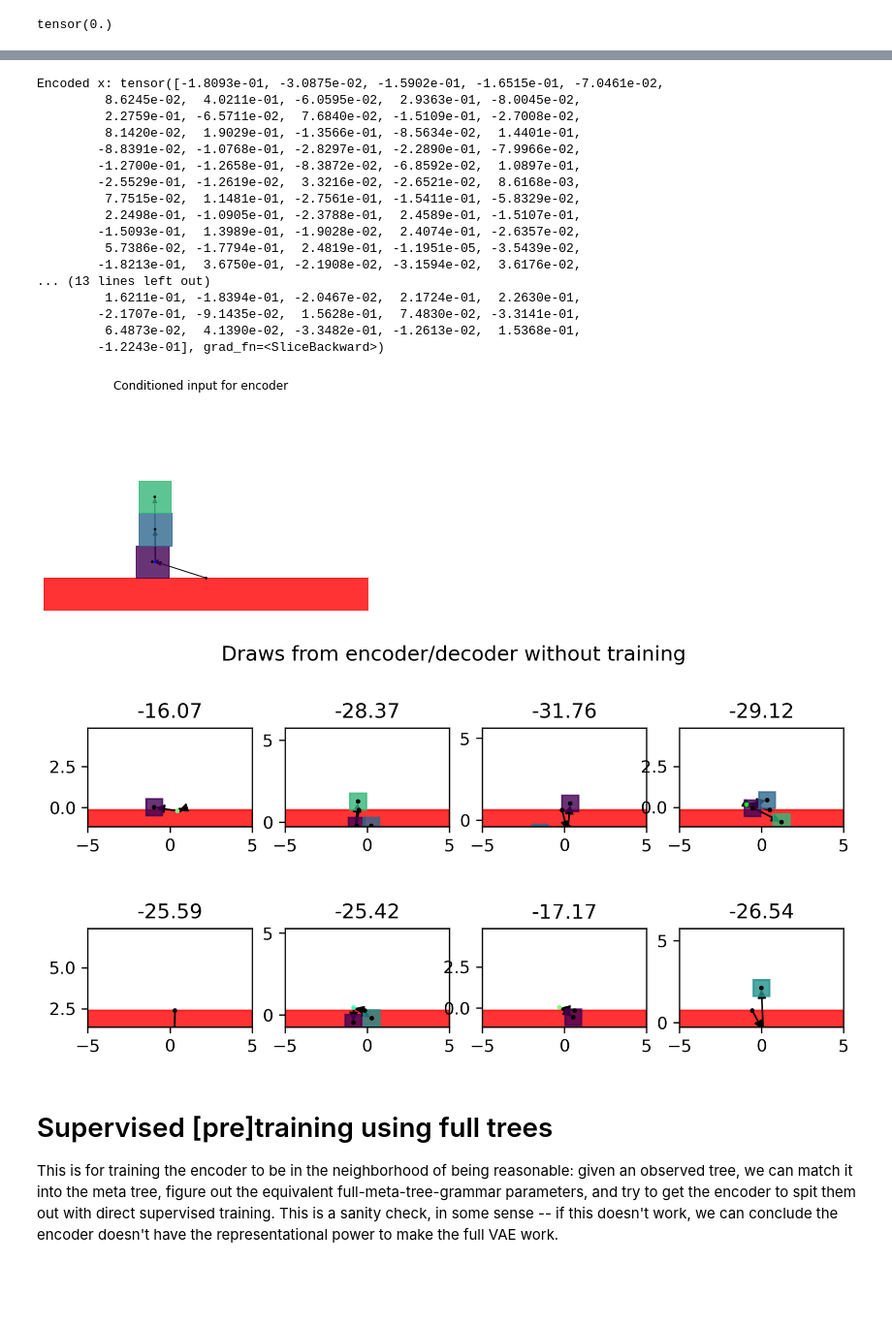
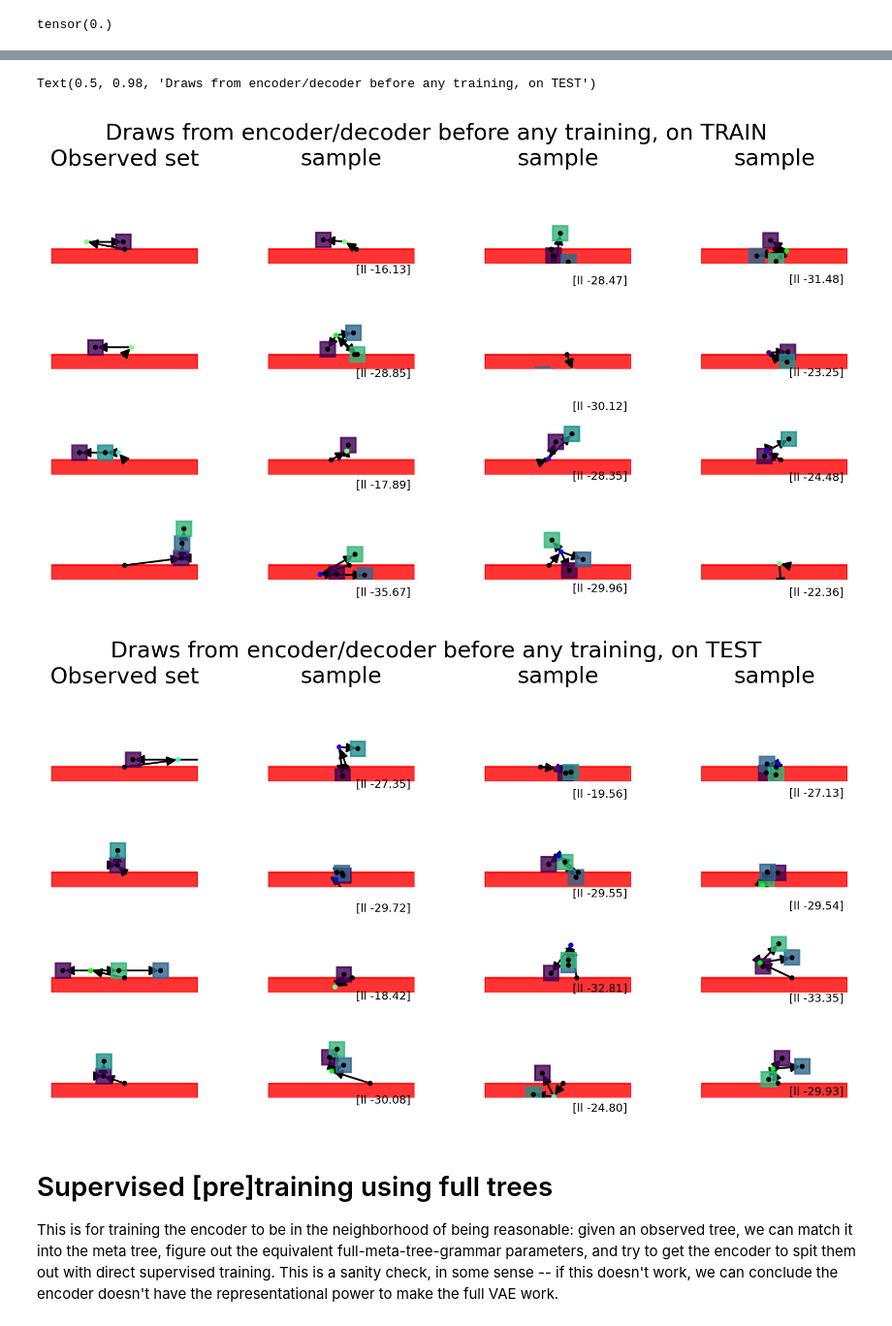
Before and after one commit to gizatt/spatial_scene_grammars, a Jupyter notebook: spatial_scene_grammars_examples/planar_box_stacks/parsing_experiments.ipynb, the cells around one changed output, grey strips where cells are left out. Shown at 97% size. Drawn from its saved outputs; the diff is of its cells as text; code cells hidden in the pictures; blank space fills up the shorter version.

```diff
--- a/spatial_scene_grammars_examples/planar_box_stacks/parsing_experiments.ipynb
+++ b/spatial_scene_grammars_examples/planar_box_stacks/parsing_experiments.ipynb
@@ -35,7 +35,7 @@ def inv_softplus(y, beta=1., eps=1E-9):
         y = torch.tensor(y)
     y = torch.clip(y, min=eps)
     return torch.log(torch.exp(beta * y) - 1.)/beta
-def inv_sigmoid(y, eps=1E-9):
+def inv_sigmoid(y, eps=1E-16):
     # y = 1 / (1 + exp(-x))
     # so
     # x = -log((1 / y)-1)
@@ -44,6 +44,8 @@ def inv_sigmoid(y, eps=1E-9):
         y = torch.tensor(y)
     y = torch.clip(y, min=eps, max=1.-eps)
     return -torch.log((1 / y) - 1)
-x_test = torch.normal(0., 1., size=(100,))
+x_test = torch.abs(torch.normal(0., 1., size=(100,))) + 0.01
 assert torch.allclose(inv_softplus(torch.nn.functional.softplus(x_test)), x_test)
-assert torch.allclose(inv_sigmoid(torch.nn.functional.sigmoid(x_test)), x_test)
+x_test = torch.clip(torch.normal(0., 1., size=(100,)), -0.99, 0.99)
+x_test_pred = inv_sigmoid(torch.nn.functional.sigmoid(x_test))
+assert torch.allclose(x_test_pred, x_test, atol=1E-5), x_test - x_test_pred
@@ -556,44 +559,34 @@ for k in range(n_ex):
 # %%
-plt.figure()
-plt.suptitle("Conditioned input for encoder")
-draw_boxes(full_trees_for_training[0], fig=plt.gcf(), ax=plt.gca(), block=False)
-x = encoder(observed_nodes_for_training[0])
-print("Encoded x:", x)
-plt.figure(dpi=300).set_size_inches(8, 4)
-fig = plt.gcf()
-plt.suptitle("Draws from encoder/decoder without training")
-N_width = 4
-N_height = 2
-torch.random.manual_seed(41)
-for i in range(N_width):
-    for j in range(N_height):
-        k = i*N_height + j
-        ax = plt.subplot(N_height, N_width, k + 1)
-        sampled_tree, ll, _ = encoder.sample_tree_from_grammar_vector(meta_tree, x)
-        draw_boxes(sampled_tree, fig=fig, ax=ax, block=False)
-        plt.title("%0.02f" % ll)
-        ax.axis("on")
-plt.show()
+def make_plot(observed_nodes, full_trees, ):
+    plt.figure(dpi=300).set_size_inches(8, 4)
+    fig = plt.gcf()
+    N_width = 4
+    N_height = 4
+    torch.random.manual_seed(41)
+    for i in range(N_height):
+        plt.subplot(N_height, N_width, i*N_height + 1)
+        draw_boxes(full_trees[i], fig=plt.gcf(), ax=plt.gca(), block=False)
+        if i == 0:
+            plt.title("Observed set")
+        x = encoder(observed_nodes[i])
+        for j in range(1, N_width):
+            k = i*N_height + j
+            ax = plt.subplot(N_height, N_width, k + 1)
+            sampled_tree, proposal_density, _ = encoder.sample_tree_from_grammar_vector(meta_tree, x)
+            draw_boxes(sampled_tree, fig=fig, ax=ax, block=False)
+            if i == 0:
+                plt.title("sample")
+            plt.text(x=1., y=-2., s="[ll %0.2f]" % proposal_density, fontsize=6)
+
+make_plot(observed_nodes_for_training, full_trees_for_training)
+plt.suptitle("Draws from encoder/decoder before any training, on TRAIN")
+
+make_plot(observed_nodes_for_testing, full_trees_for_testing)
+plt.suptitle("Draws from encoder/decoder before any training, on TEST")
 # %% [output]
-Encoded x: tensor([-1.8093e-01, -3.0875e-02, -1.5902e-01, -1.6515e-01, -7.0461e-02,
-         8.6245e-02,  4.0211e-01, -6.0595e-02,  2.9363e-01, -8.0045e-02,
-         2.2759e-01, -6.5711e-02,  7.6840e-02, -1.5109e-01, -2.7008e-02,
-         8.1420e-02,  1.9029e-01, -1.3566e-01, -8.5634e-02,  1.4401e-01,
-        -8.8391e-02, -1.0768e-01, -2.8297e-01, -2.2890e-01, -7.9966e-02,
-        -1.2700e-01, -1.2658e-01, -8.3872e-02, -6.8592e-02,  1.0897e-01,
-        -2.5529e-01, -1.2619e-02,  3.3216e-02, -2.6521e-02,  8.6168e-03,
-         7.7515e-02,  1.1481e-01, -2.7561e-01, -1.5411e-01, -5.8329e-02,
-         2.2498e-01, -1.0905e-01, -2.3788e-01,  2.4589e-01, -1.5107e-01,
-        -1.5093e-01,  1.3989e-01, -1.9028e-02,  2.4074e-01, -2.6357e-02,
-         5.7386e-02, -1.7794e-01,  2.4819e-01, -1.1951e-05, -3.5439e-02,
-        -1.8213e-01,  3.6750e-01, -2.1908e-02, -3.1594e-02,  3.6176e-02,
-... (13 lines left out)
-         1.6211e-01, -1.8394e-01, -2.0467e-02,  2.1724e-01,  2.2630e-01,
-        -2.1707e-01, -9.1435e-02,  1.5628e-01,  7.4830e-02, -3.3141e-01,
-         6.4873e-02,  4.1390e-02, -3.3482e-01, -1.2613e-02,  1.5368e-01,
-        -1.2243e-01], grad_fn=<SliceBackward>)
+Text(0.5, 0.98, 'Draws from encoder/decoder before any training, on TEST')
-[figure, old version]
+[figure, new version]
-[figure, old version]
+[figure, new version]
 # %% [markdown]
 # Supervised [pre]training using full trees
 
```
Also changed, not shown: parts of 12 cells of this notebook.
